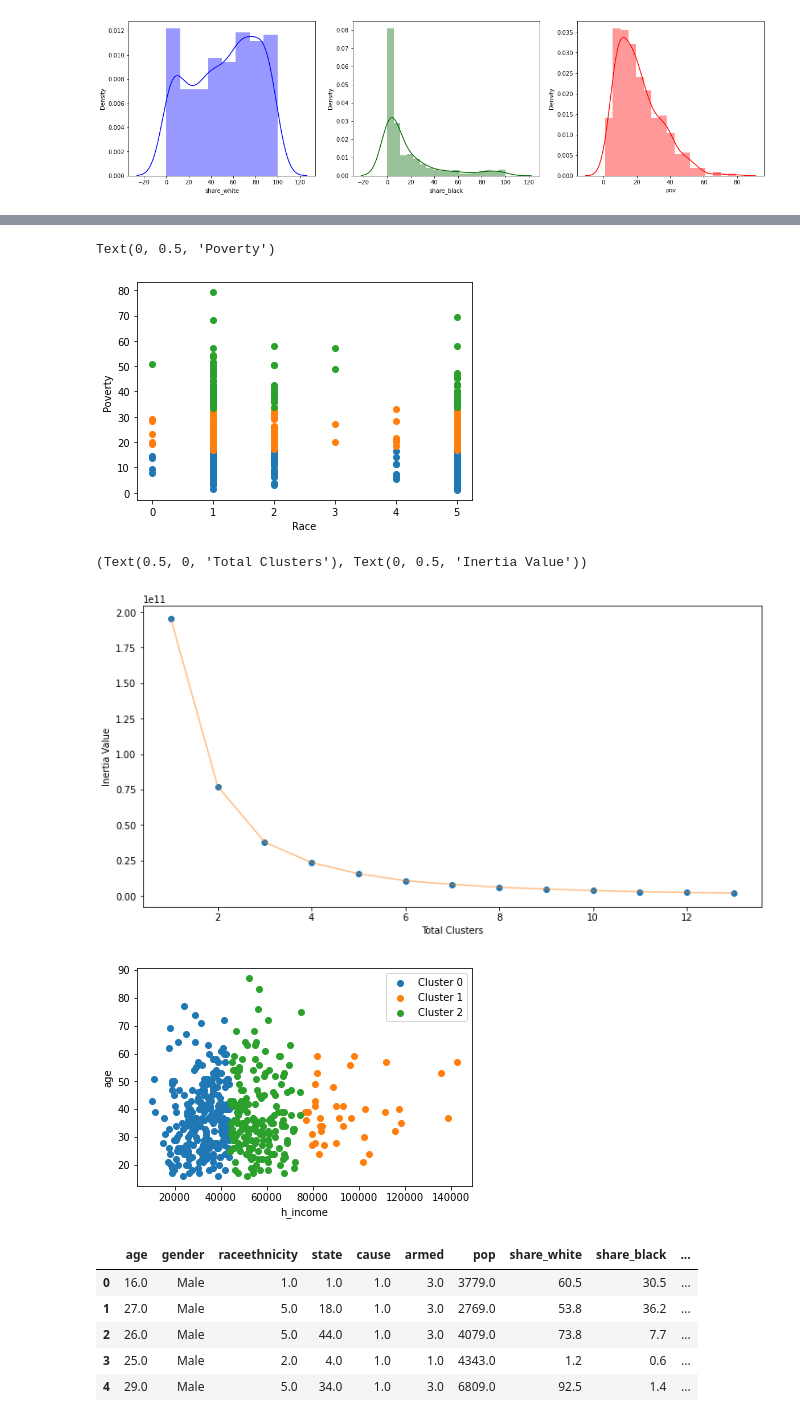
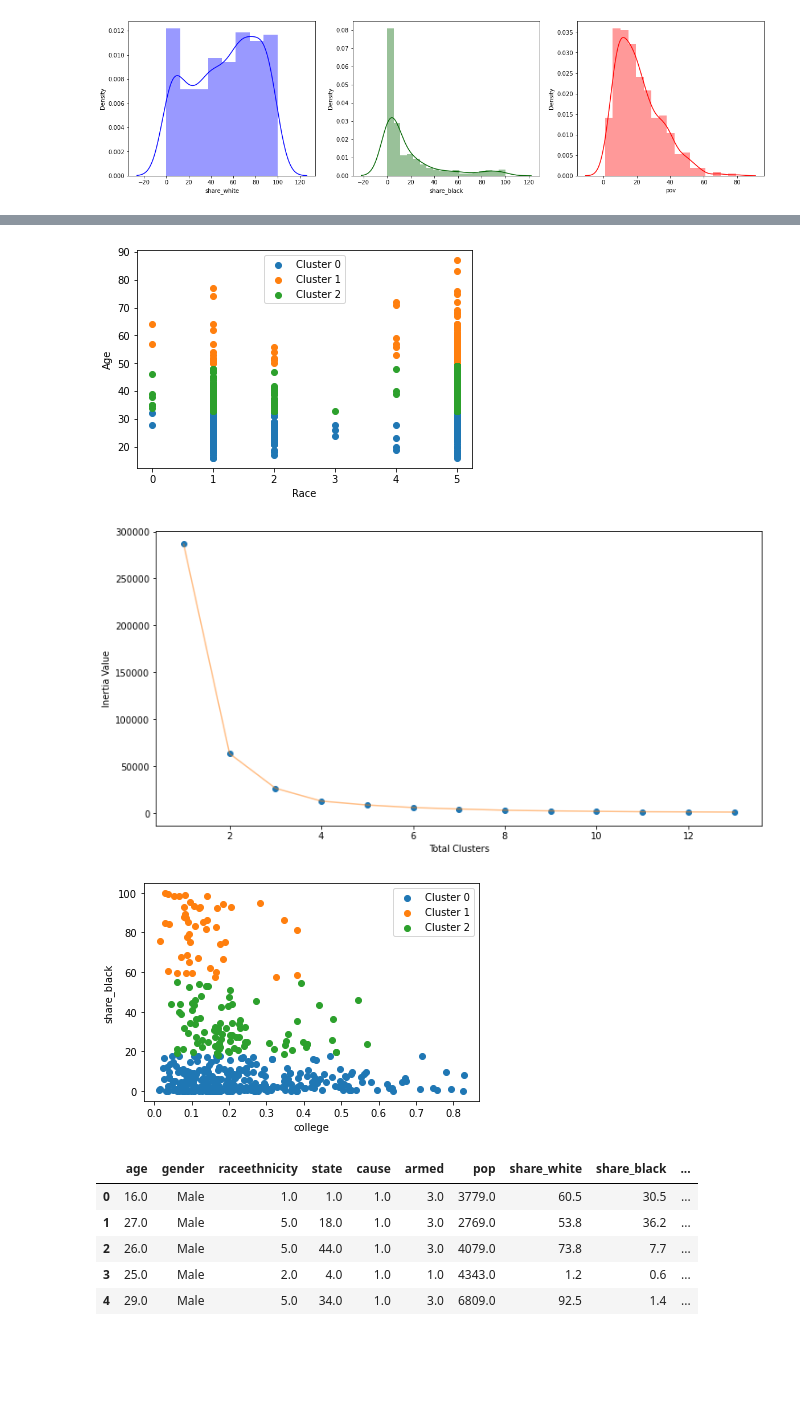
Before and after one commit to DavidOloyede/police-killings, a Jupyter notebook: modeling.ipynb, the cells around one changed output, grey strips where cells are left out. Saved outputs shown, nothing was run; the diff lists cells and outputs as text; code cells hidden in the pictures; blank space fills up the shorter version.

```diff
--- a/modeling.ipynb
+++ b/modeling.ipynb
@@ -134,7 +132,7 @@ plt.show()
 
 # labels2=model2.labels_
 # %%
-X1 = df[['raceethnicity', 'pov']].values
+X1 = df[['raceethnicity', 'age']].values
 inertia_list1 = []
 
 for n in range(1, 14):
@@ -160,14 +158,13 @@ for c in set(labels1):
                 X1[model1.labels_ == c, 1],
                 label='Cluster {}'.format(c))
 plt.xlabel('Race')
-plt.ylabel('Poverty')
-# plt.legend()
-# plt.show()
+plt.ylabel('Age')
+plt.legend()
+plt.show()
 # %% [output]
-Text(0, 0.5, 'Poverty')
-[figure, old version]
+[figure, new version]
 # %%
-X2 = df[['h_income', 'age']].values
+X2 = df[['college', 'share_black']].values
 inertia_list2 = []
 
 for n in range(1, 14):
@@ -179,27 +176,26 @@ plt.figure(1, figsize = (12, 6))
 plt.plot(np.arange(1, 14), inertia_list2, 'o')
 plt.plot(np.arange(1, 14), inertia_list2, '-', alpha = 0.5)
 plt.xlabel('Total Clusters'), plt.ylabel('Inertia Value')
-# plt.show()
+plt.show()
 # %% [output]
-(Text(0.5, 0, 'Total Clusters'), Text(0, 0.5, 'Inertia Value'))
-[figure, old version]
+[figure, new version]
 # %%
 model2 = KMeans(n_clusters=3)
 model2.fit(X2)
 
 labels2=model2.labels_
 
 
 for c in set(labels2):
     plt.scatter(X2[model2.labels_ == c, 0],
                 X2[model2.labels_ == c, 1],
                 label='Cluster {}'.format(c))
-plt.xlabel('h_income')
-plt.ylabel('age')
+plt.xlabel('college')
+plt.ylabel('share_black')
 plt.legend()
 plt.show()
 # %% [output]
-[figure, old version]
+[figure, new version]
 # %%
 df_cluster = pd.DataFrame({'cluster_id': model1.labels_})
 df_new = pd.concat([df, df_cluster], axis=1, sort=False)
```
Also changed, not shown: parts of 11 cells of this notebook.
